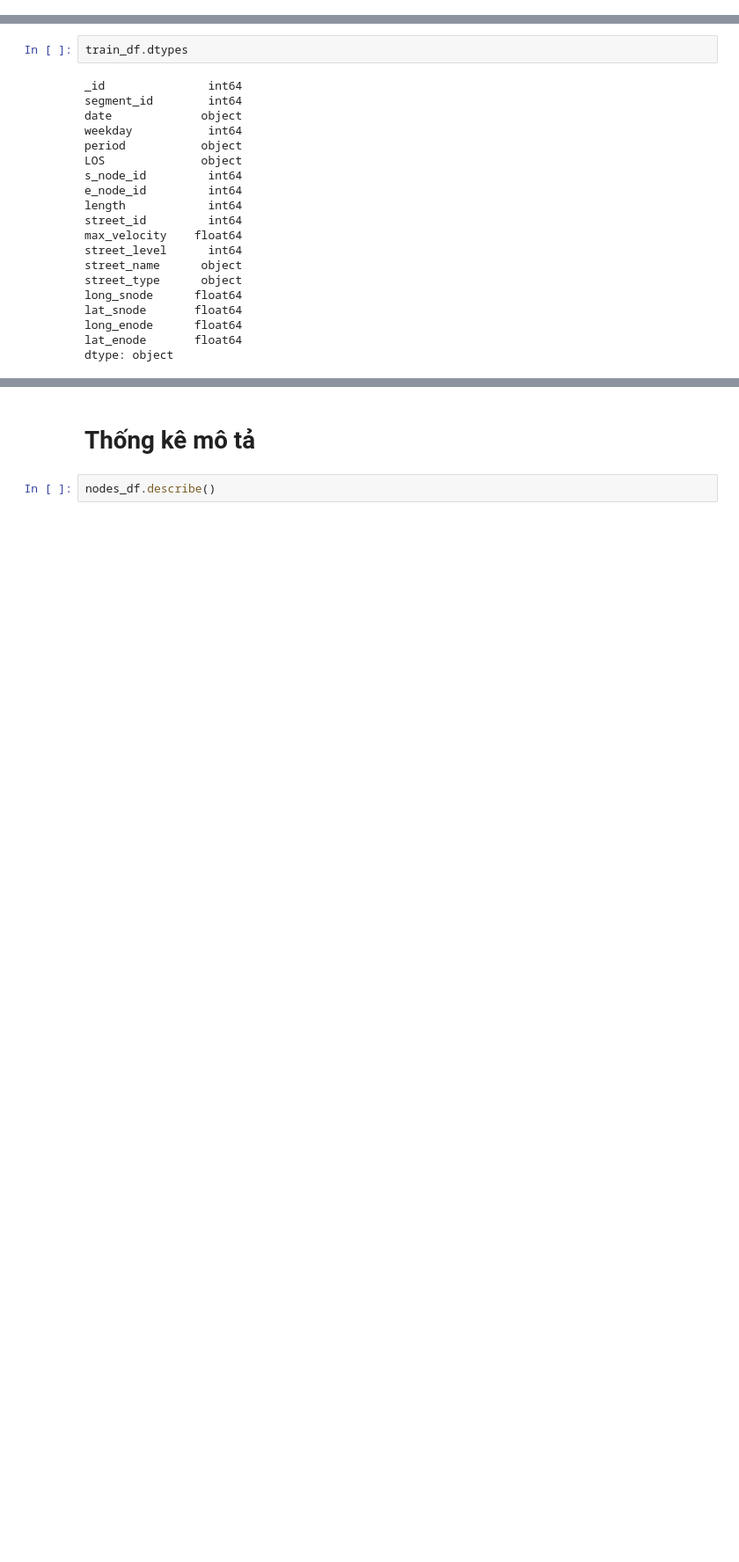
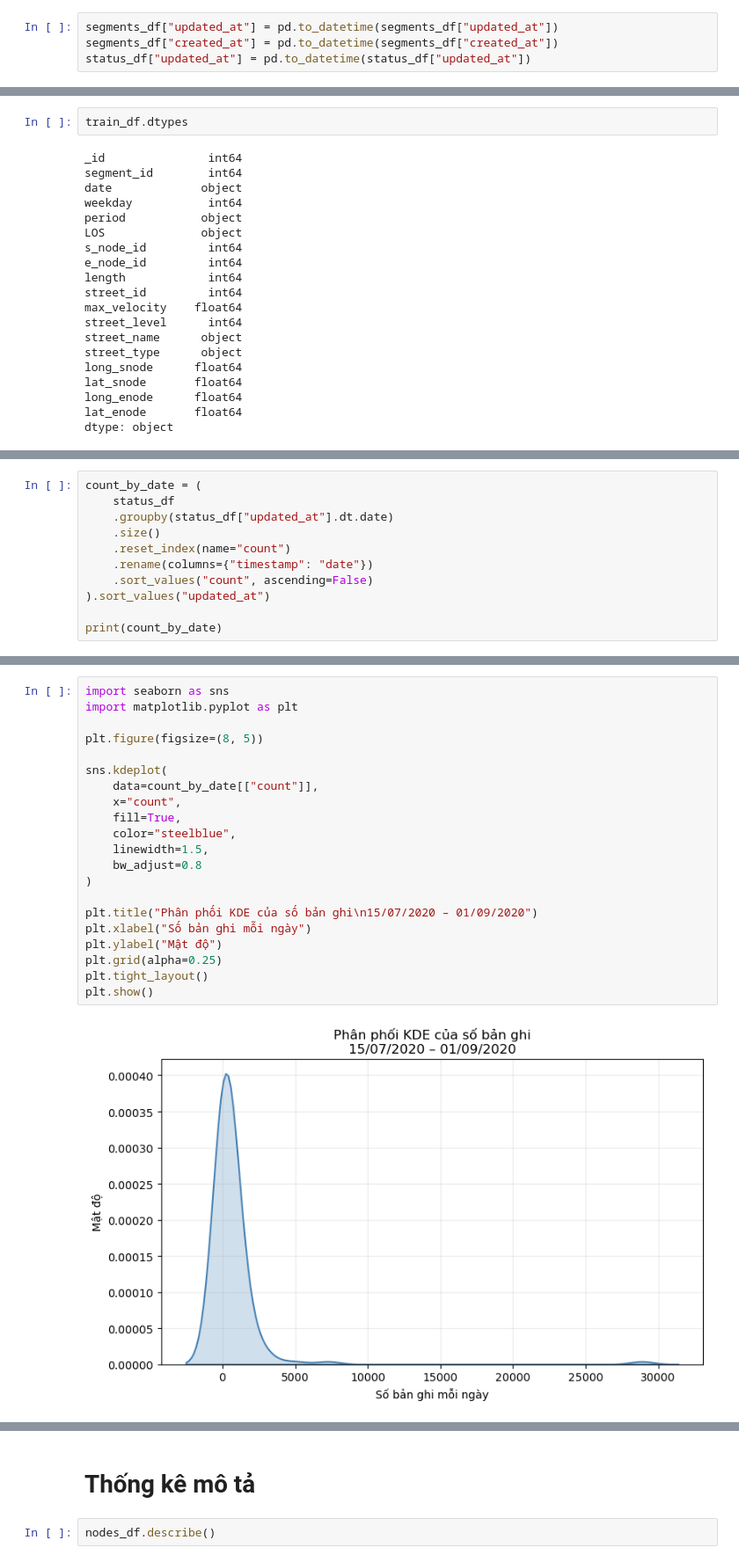
Before and after one commit to An-Sadek/HCM_IOT_GNN, a Jupyter notebook: preprocess/exploration.ipynb, the cells around one changed output, grey strips where cells are left out. Shown at 88% size. Drawn from its saved outputs; the diff is of its cells as text; blank space fills up the shorter version.

```diff
--- a/preprocess/exploration.ipynb
+++ b/preprocess/exploration.ipynb
@@ -41,6 +41,10 @@ streets_df = pd.read_csv(files["streets"])
 segments_df = pd.read_csv(files["segments"])
 status_df = pd.read_csv(files["status"])
 train_df = pd.read_csv(files["train"])
+# %%
+segments_df["updated_at"] = pd.to_datetime(segments_df["updated_at"])
+segments_df["created_at"] = pd.to_datetime(segments_df["created_at"])
+status_df["updated_at"] = pd.to_datetime(status_df["updated_at"])
 # %% [markdown]
 # Kích thước của các tập dữ liệu
 # %%
@@ -128,0 +307,11 @@ dtype: object
+# %%
+count_by_date = (
+    status_df
+    .groupby(status_df["updated_at"].dt.date)
+    .size()
+    .reset_index(name="count")
+    .rename(columns={"timestamp": "date"})
+    .sort_values("count", ascending=False)
+).sort_values("updated_at")
+
+print(count_by_date)
@@ -128,0 +472,23 @@ dtype: object
+# %%
+import seaborn as sns
+import matplotlib.pyplot as plt
+
+plt.figure(figsize=(8, 5))
+
+sns.kdeplot(
+    data=count_by_date[["count"]],
+    x="count",
+    fill=True,
+    color="steelblue",
+    linewidth=1.5,
+    bw_adjust=0.8
+)
+
+plt.title("Phân phối KDE của số bản ghi\n15/07/2020 – 01/09/2020")
+plt.xlabel("Số bản ghi mỗi ngày")
+plt.ylabel("Mật độ")
+plt.grid(alpha=0.25)
+plt.tight_layout()
+plt.show()
+# %% [output]
+[figure, added]
```
Also changed, not shown: parts of 38 cells of this notebook, 20 other files.
